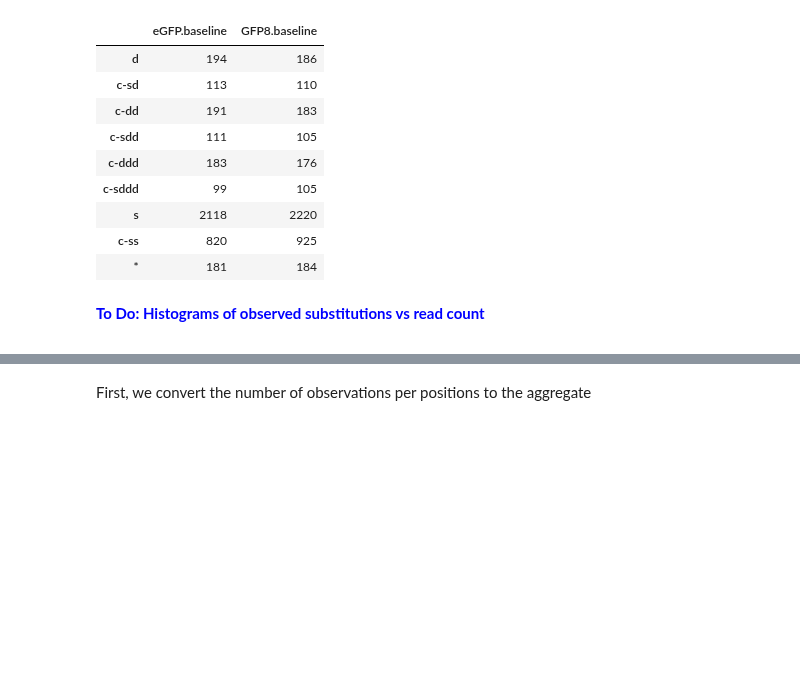
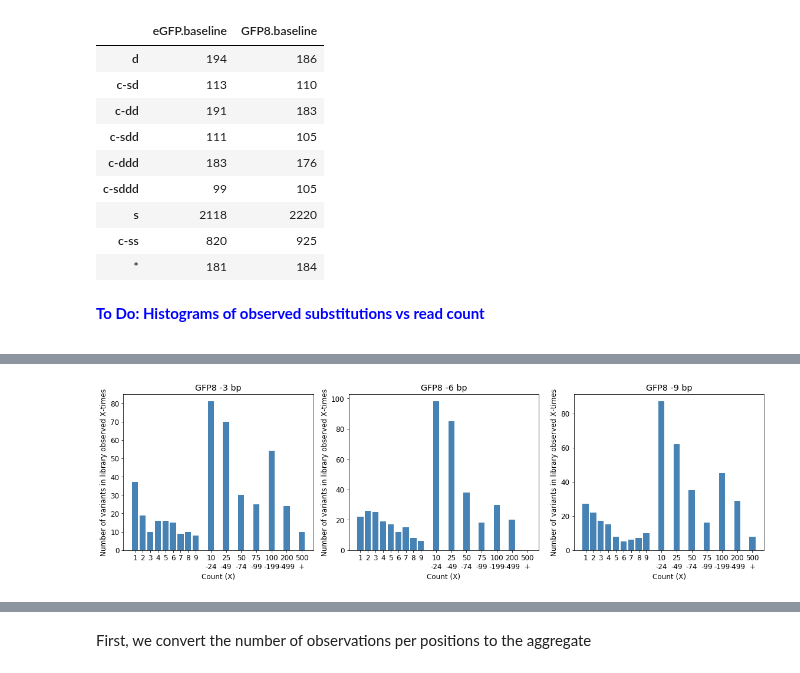
Before and after one commit to MayaPetek/InDelScanner, a Jupyter notebook: Results_GFP_deletions/GFP_deletions.ipynb, the cells around one changed output, grey strips where cells are left out. Cells and saved outputs as stored; diff of their text form; code cells hidden in the pictures; blank space fills up the shorter version.

```diff
--- a/Results_GFP_deletions/GFP_deletions.ipynb
+++ b/Results_GFP_deletions/GFP_deletions.ipynb
@@ -463,0 +469,31 @@ df[['eGFP.baseline', 'GFP8.baseline']]
+# %%
+def dna_mutation_frequencies(results):
+    """
+    Generate data for a histogram of DNA mutation frequencies - how many occur once, twice, ...
+
+    :param all_references:
+    :return:
+    """
+    bg = ['eGFP', 'GFP8']
+    frac = ['baseline']
+    tps = ['d3', 'd6', 'd9', 's']
+
+    freq = {}  # for each library ('d3', 'i6', etc.) give a dictionary {1: 5 times, 2: 3 times...}
+
+    for background in bg:
+        for fraction in frac:
+            # set up a counter dictionary
+            for t in tps:
+                k = '.'.join([background,fraction])
+                freq[k +  '.' + t] = Counter()
+
+            for prot_mutation, entry in results[background][fraction].items():
+                for dna_mutation, dna_c in entry['dna'].items():
+                    dna_mut_type = classify_dna(dna_mutation)
+                    prot_mut_type = classify_protein(prot_mutation)
+                    if dna_mut_type in tps:
+                        if prot_mut_type in dna_protein_correspondence(dna_mut_type):
+                            freq[k + '.' + dna_mut_type][dna_c] += 1
+    return freq
+
+hist_Poisson = dna_mutation_frequencies(results)
@@ -463,0 +629,5 @@ df[['eGFP.baseline', 'GFP8.baseline']]
+# %%
+hist_man_bins(df_hist_Poisson,['GFP8.baseline.d3','GFP8.baseline.d6', 'GFP8.baseline.d9'], [10,25,50,75,100,200,500],
+              ['GFP8 -3 bp', 'GFP8 -6 bp', 'GFP8 -9 bp'], color='steelblue')
+# %% [output]
+[figure, added]
```
Also changed, not shown: parts of 14 cells of this notebook, 1 other file.
